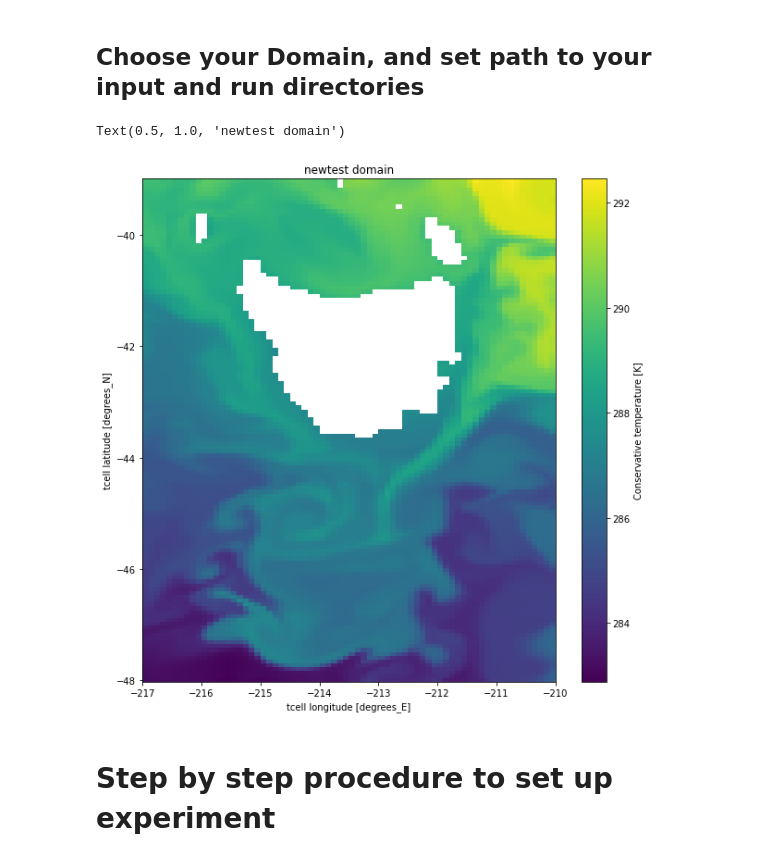
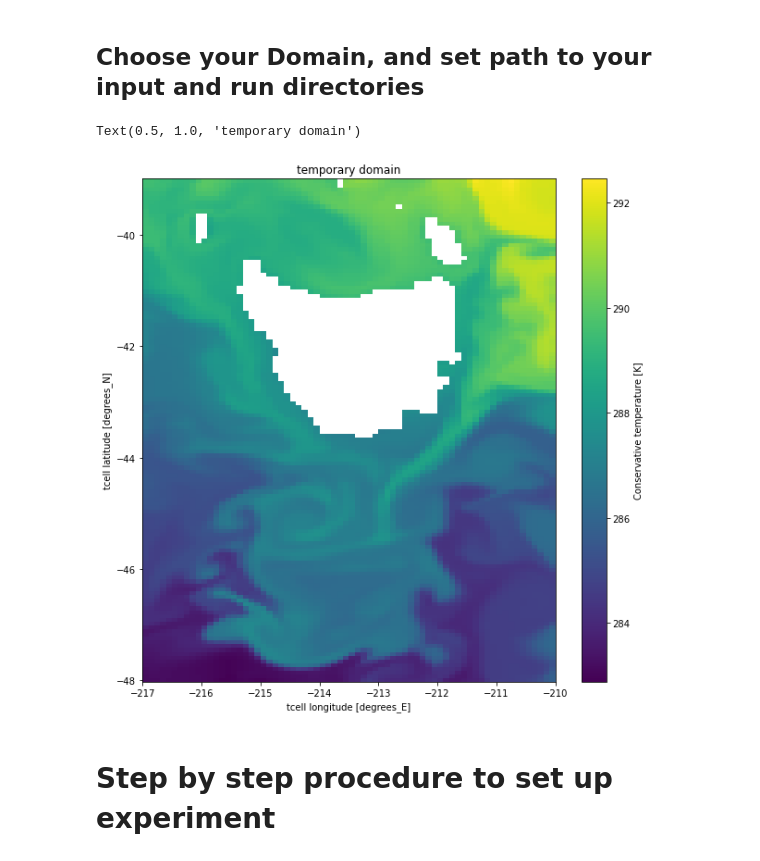
Before and after one commit to COSIMA/regional-mom6, a Jupyter notebook: Make MOM6 Regional Domain.ipynb, the cells around one changed output. Saved outputs shown, nothing was run; the diff lists cells and outputs as text; code cells hidden in the pictures.

```diff
--- a/Make MOM6 Regional Domain.ipynb
+++ b/Make MOM6 Regional Domain.ipynb
@@ -72,39 +69,39 @@ An input directory is copied into the 'rundir' you choose, and a couple of files
 ## Choose your coordinates and the name of your experiment
 yextent = [-48,-38.95]
 xextent = [-217 , -210]
-expt_name = "newtest"
+expt_name = "temporary"
 
 ## Place where all your input files go
 path = f"/scratch/v45/ab8992/mom6/regional_configs/{expt_name}/"
 
 ## Directory where you'll run the experiment from
 rundir = f"/home/149/ab8992/mom6_rundirs/{expt_name}"
 
 for i in [path,rundir]:
     try:
         os.mkdir(i)
     except:
         pass
 
 if "temp" not in os.listdir(path):
     os.mkdir(path + "temp")
 if "weights" not in os.listdir(path):
     os.mkdir(path + "weights")
 if "forcing" not in os.listdir(path):
     os.mkdir(path + "forcing")
 
 
 full_domain = xr.open_dataset(f"{initpath}/ocean/ocean_daily.nc")
 
 # domain.tau_x.sel(yu_ocean=slice(-49, -5), xu_ocean=slice(-217, -183)).isel(time = 0).plot()
 domain = full_domain.surface_temp.sel(yt_ocean=slice(yextent[0], yextent[1]), xt_ocean=slice(xextent[0],xextent[1])).isel(time = 0)
 fig,ax = plt.subplots(1,figsize = (10,10))
 
 domain.plot(ax = ax)
 ax.set_title(f"{expt_name} domain")
 # %% [output]
-Text(0.5, 1.0, 'newtest domain')
+Text(0.5, 1.0, 'temporary domain')
-[figure, old version]
+[figure, new version]
 # %% [markdown]
 # Step by step procedure to set up experiment
 # %% [markdown]
```
Also changed, not shown: parts of 6 cells of this notebook, 1 other file.
